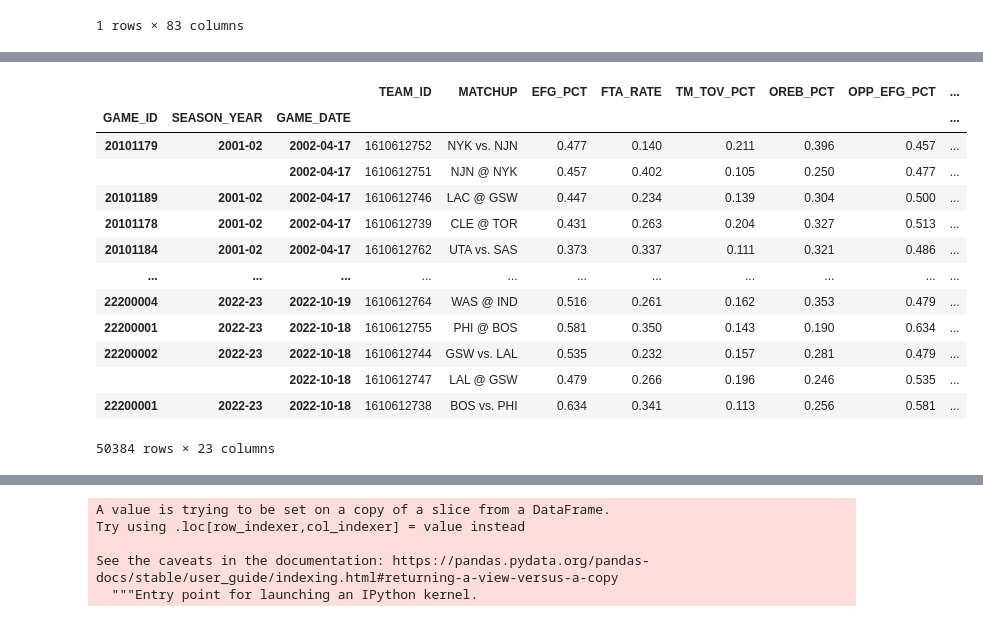
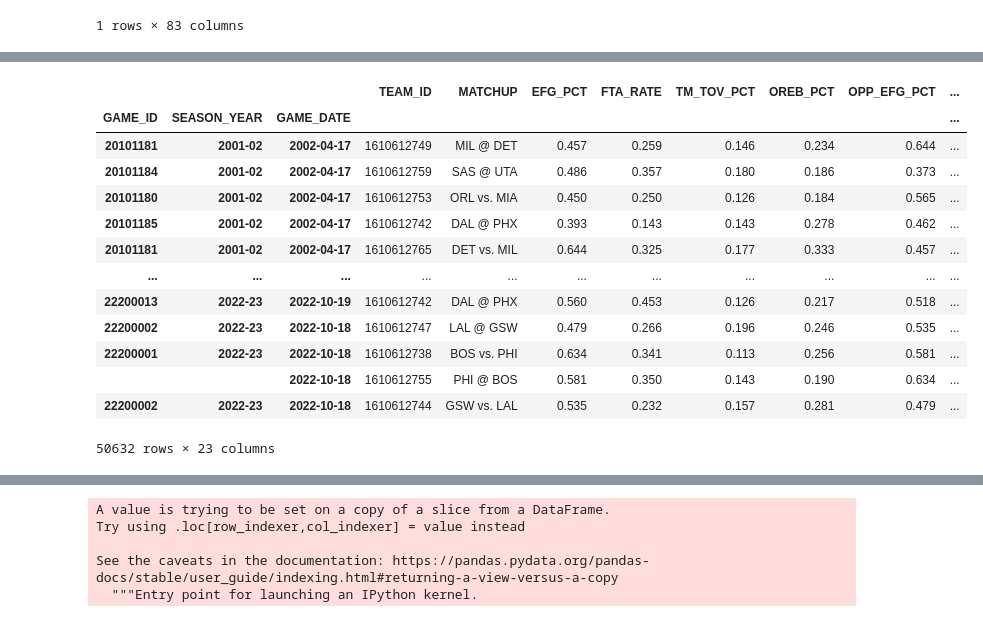
Before and after one commit to shanedsz/Accubet-AI-Deployed, a Jupyter notebook: data_cleaning_advanced.ipynb, the cells around one changed output, grey strips where cells are left out. Cells and saved outputs as stored; diff of their text form; code cells hidden in the pictures.

```diff
--- a/data_cleaning_advanced.ipynb
+++ b/data_cleaning_advanced.ipynb
@@ -239,26 +239,26 @@ Index(['HOME_TEAM_ID', 'HOME_PCT_FGA_2PT', 'HOME_PCT_FGA_3PT',
        'AWAY_PCT_AST_FGM_RANK', 'AWAY_PCT_UAST_FGM_RANK'],
       dtype='object')
 # %%
-df_four_factors = pd.read_csv(Path('../Accubet-AI/original_data_four_factors 3.csv'))
+df_four_factors = pd.read_csv(Path('../Accubet-AI/original_data_four_factors 2.csv'))
 df_four_factors.drop(columns=['Unnamed: 0', 'TEAM_ABBREVIATION', 'TEAM_NAME', 'WL', 'MIN'], inplace=True)
 df_four_factors['GAME_DATE'] = pd.to_datetime(df_four_factors['GAME_DATE'])
 df_four_factors = df_four_factors.set_index(['GAME_ID', 'SEASON_YEAR', 'GAME_DATE'])
 df_four_factors
 # %% [output]
 |  |  |  | TEAM_ID | MATCHUP | EFG_PCT | FTA_RATE | TM_TOV_PCT | OREB_PCT | OPP_EFG_PCT | ... |
 | GAME_ID | SEASON_YEAR | GAME_DATE |  |  |  |  |  |  |  | ... |
-| 20101179 | 2001-02 | 2002-04-17 | 1610612752 | NYK vs. NJN | 0.477 | 0.140 | 0.211 | 0.396 | 0.457 | ... |
-|  |  | 2002-04-17 | 1610612751 | NJN @ NYK | 0.457 | 0.402 | 0.105 | 0.250 | 0.477 | ... |
-| 20101189 | 2001-02 | 2002-04-17 | 1610612746 | LAC @ GSW | 0.447 | 0.234 | 0.139 | 0.304 | 0.500 | ... |
-| 20101178 | 2001-02 | 2002-04-17 | 1610612739 | CLE @ TOR | 0.431 | 0.263 | 0.204 | 0.327 | 0.513 | ... |
-| 20101184 | 2001-02 | 2002-04-17 | 1610612762 | UTA vs. SAS | 0.373 | 0.337 | 0.111 | 0.321 | 0.486 | ... |
+| 20101181 | 2001-02 | 2002-04-17 | 1610612749 | MIL @ DET | 0.457 | 0.259 | 0.146 | 0.234 | 0.644 | ... |
+| 20101184 | 2001-02 | 2002-04-17 | 1610612759 | SAS @ UTA | 0.486 | 0.357 | 0.180 | 0.186 | 0.373 | ... |
+| 20101180 | 2001-02 | 2002-04-17 | 1610612753 | ORL vs. MIA | 0.450 | 0.250 | 0.126 | 0.184 | 0.565 | ... |
+| 20101185 | 2001-02 | 2002-04-17 | 1610612742 | DAL @ PHX | 0.393 | 0.143 | 0.143 | 0.278 | 0.462 | ... |
+| 20101181 | 2001-02 | 2002-04-17 | 1610612765 | DET vs. MIL | 0.644 | 0.325 | 0.177 | 0.333 | 0.457 | ... |
 | ... | ... | ... | ... | ... | ... | ... | ... | ... | ... | ... |
-| 22200004 | 2022-23 | 2022-10-19 | 1610612764 | WAS @ IND | 0.516 | 0.261 | 0.162 | 0.353 | 0.479 | ... |
-| 22200001 | 2022-23 | 2022-10-18 | 1610612755 | PHI @ BOS | 0.581 | 0.350 | 0.143 | 0.190 | 0.634 | ... |
+| 22200013 | 2022-23 | 2022-10-19 | 1610612742 | DAL @ PHX | 0.560 | 0.453 | 0.126 | 0.217 | 0.518 | ... |
+| 22200002 | 2022-23 | 2022-10-18 | 1610612747 | LAL @ GSW | 0.479 | 0.266 | 0.196 | 0.246 | 0.535 | ... |
+| 22200001 | 2022-23 | 2022-10-18 | 1610612738 | BOS vs. PHI | 0.634 | 0.341 | 0.113 | 0.256 | 0.581 | ... |
+|  |  | 2022-10-18 | 1610612755 | PHI @ BOS | 0.581 | 0.350 | 0.143 | 0.190 | 0.634 | ... |
 | 22200002 | 2022-23 | 2022-10-18 | 1610612744 | GSW vs. LAL | 0.535 | 0.232 | 0.157 | 0.281 | 0.479 | ... |
-|  |  | 2022-10-18 | 1610612747 | LAL @ GSW | 0.479 | 0.266 | 0.196 | 0.246 | 0.535 | ... |
-| 22200001 | 2022-23 | 2022-10-18 | 1610612738 | BOS vs. PHI | 0.634 | 0.341 | 0.113 | 0.256 | 0.581 | ... |
-50384 rows × 23 columns
+50632 rows × 23 columns
 # %%
 df_home_teams_3 = df_four_factors.where(df_four_factors['MATCHUP'].str.contains('vs')).dropna()
 df_home_teams_3.drop(columns=['MATCHUP'],inplace= True)
```
Also changed, not shown: parts of 21 cells of this notebook, 11 other files.
